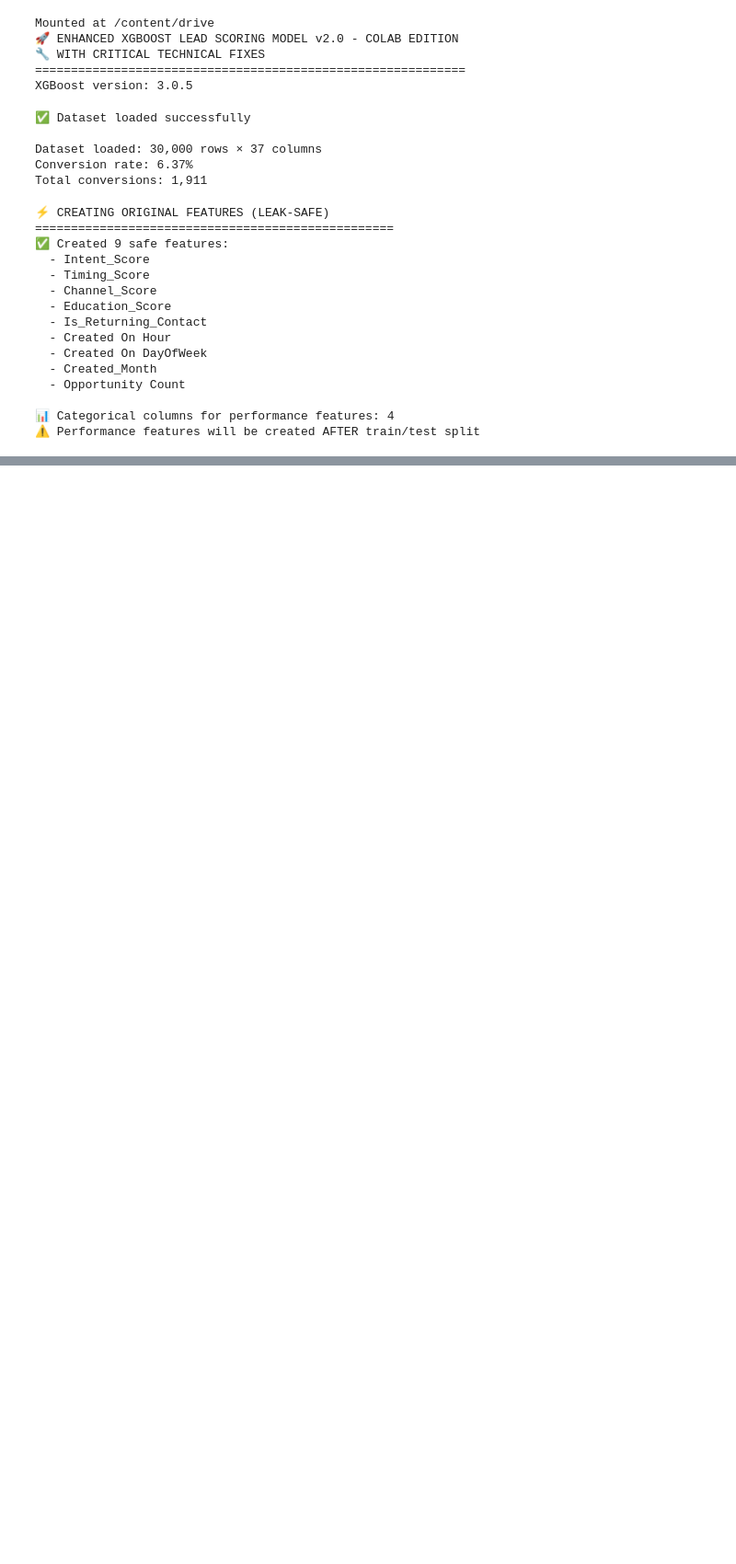
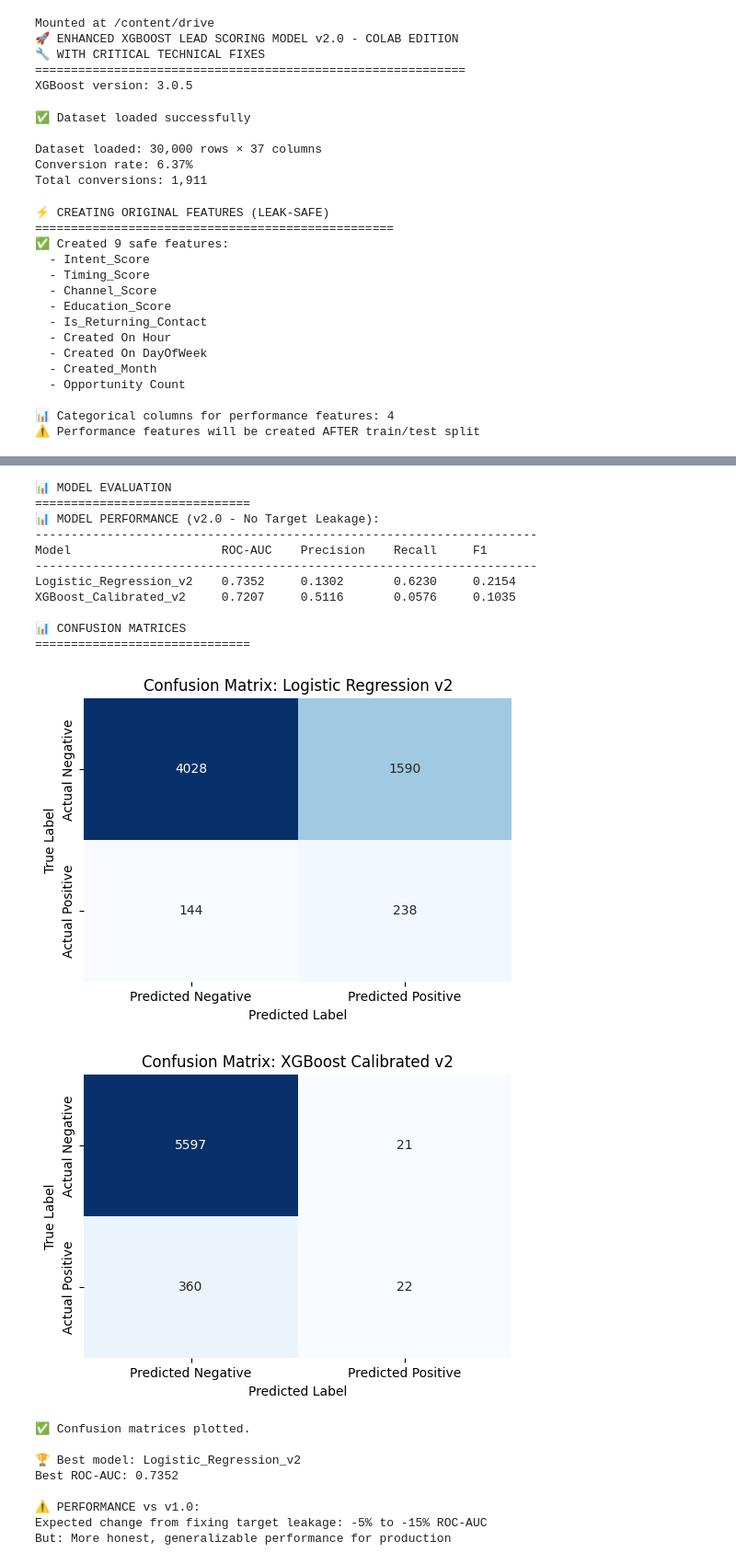
Before and after one commit to Deland78/KP_Lead_Scoring_Colab, a Jupyter notebook: Enhanced_XGBoost_Model_v2_0_Colab.ipynb, the cells around one changed output, grey strips where cells are left out. Shown: that part at 92% size. Cells and saved outputs as stored; diff of their text form; code cells hidden in the pictures; blank space fills up the shorter version.

```diff
--- a/Enhanced_XGBoost_Model_v2_0_Colab.ipynb
+++ b/Enhanced_XGBoost_Model_v2_0_Colab.ipynb
@@ -424,33 +490,82 @@ def evaluate_model(model, X_test, y_test, model_name, scaler=None):
         'y_pred_proba': y_pred_proba
     }
 
 # Evaluate both models
 lr_results = evaluate_model(lr_model, X_test_linear, y_test, 'Logistic_Regression_v2', lr_scaler)
 xgb_results = evaluate_model(xgb_calibrated, X_test_tree, y_test, 'XGBoost_Calibrated_v2')
 
 model_results = {
     'Logistic_Regression_v2': lr_results,
     'XGBoost_Calibrated_v2': xgb_results
 }
 
 # Display results
 print("📊 MODEL PERFORMANCE (v2.0 - No Target Leakage):")
 print("-" * 70)
 print(f"{'Model':<25} {'ROC-AUC':<10} {'Precision':<12} {'Recall':<10} {'F1':<10}")
 print("-" * 70)
 
 for model_name, results in model_results.items():
     print(f"{model_name:<25} {results['roc_auc']:<10.4f} {results['precision']:<12.4f} {results['recall']:<10.4f} {results['f1']:<10.4f}")
 
+# DISPLAY CONFUSION MATRICES
+print("\n📊 CONFUSION MATRICES")
+print("=" * 30)
+
+def plot_confusion_matrix(y_true, y_pred, model_name):
+    """Plots the confusion matrix"""
+    cm = confusion_matrix(y_true, y_pred)
+    plt.figure(figsize=(6, 4))
+    sns.heatmap(cm, annot=True, fmt='d', cmap='Blues', cbar=False,
+                xticklabels=['Predicted Negative', 'Predicted Positive'],
+                yticklabels=['Actual Negative', 'Actual Positive'])
+    plt.title(f'Confusion Matrix: {model_name}')
+    plt.xlabel('Predicted Label')
+    plt.ylabel('True Label')
+    plt.show()
+
+# Get predictions for both models using a standard threshold (e.g., 0.5)
+# Note: The Tier 3 analysis uses varying thresholds, but for a standard CM, 0.5 is common.
+lr_y_pred = (model_results['Logistic_Regression_v2']['y_pred_proba'] >= 0.5).astype(int)
+xgb_y_pred = (model_results['XGBoost_Calibrated_v2']['y_pred_proba'] >= 0.5).astype(int)
+
+# Plot confusion matrices
+plot_confusion_matrix(y_test, lr_y_pred, 'Logistic Regression v2')
+plot_confusion_matrix(y_test, xgb_y_pred, 'XGBoost Calibrated v2')
+
+print("✅ Confusion matrices plotted.")
+
 best_model_name = max(model_results, key=lambda x: model_results[x]['roc_auc'])
 best_results = model_results[best_model_name]
 
 print(f"\n🏆 Best model: {best_model_name}")
 print(f"Best ROC-AUC: {best_results['roc_auc']:.4f}")
 
 print(f"\n⚠️ PERFORMANCE vs v1.0:")
 print(f"Expected change from fixing target leakage: -5% to -15% ROC-AUC")
 print(f"But: More honest, generalizable performance for production")
+# %% [output]
+📊 MODEL EVALUATION
+==============================
+📊 MODEL PERFORMANCE (v2.0 - No Target Leakage):
+----------------------------------------------------------------------
+Model                     ROC-AUC    Precision    Recall     F1
+----------------------------------------------------------------------
+Logistic_Regression_v2    0.7352     0.1302       0.6230     0.2154
+XGBoost_Calibrated_v2     0.7207     0.5116       0.0576     0.1035
+
+📊 CONFUSION MATRICES
+==============================
+[figure, added]
+[figure, added]
+✅ Confusion matrices plotted.
+
+🏆 Best model: Logistic_Regression_v2
+Best ROC-AUC: 0.7352
+
+⚠️ PERFORMANCE vs v1.0:
+Expected change from fixing target leakage: -5% to -15% ROC-AUC
+But: More honest, generalizable performance for production
 # %%
 # BUSINESS-ALIGNED TIER 3 ANALYSIS
 print("\n🎯 BUSINESS-ALIGNED TIER 3 ANALYSIS")
```
Also changed, not shown: parts of 5 cells of this notebook.
